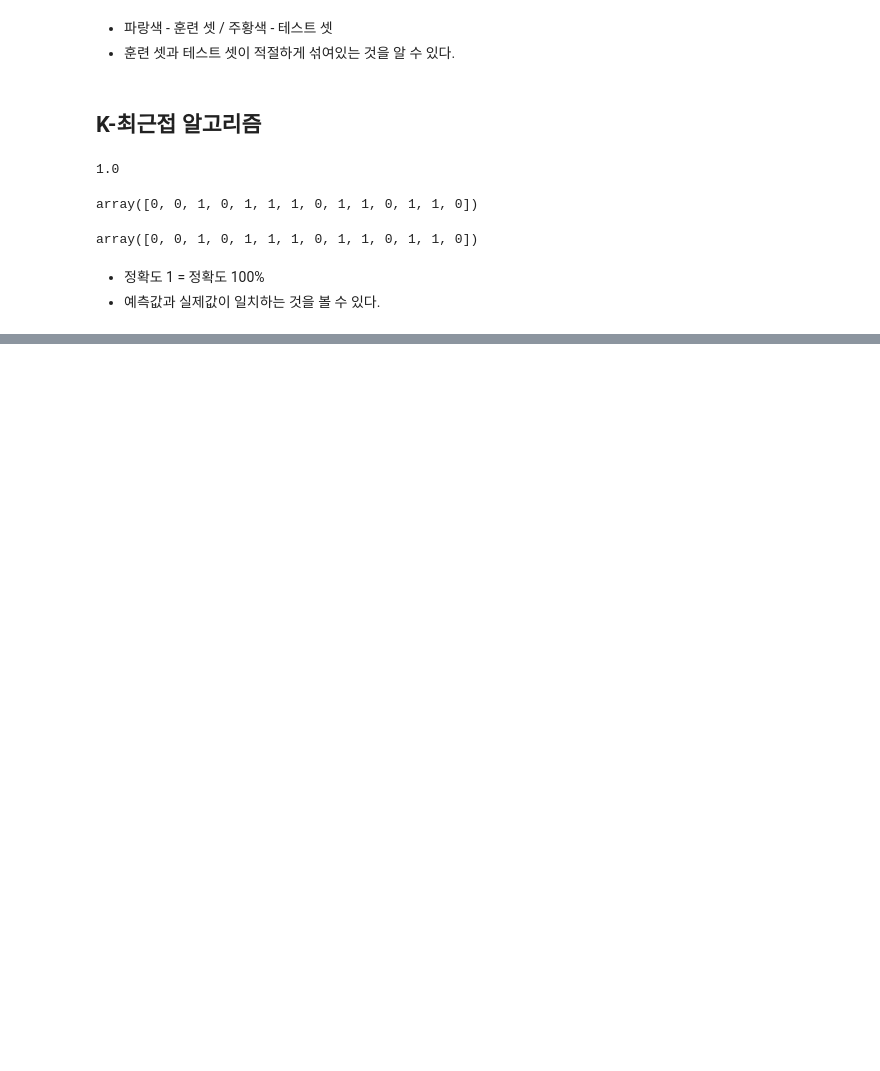
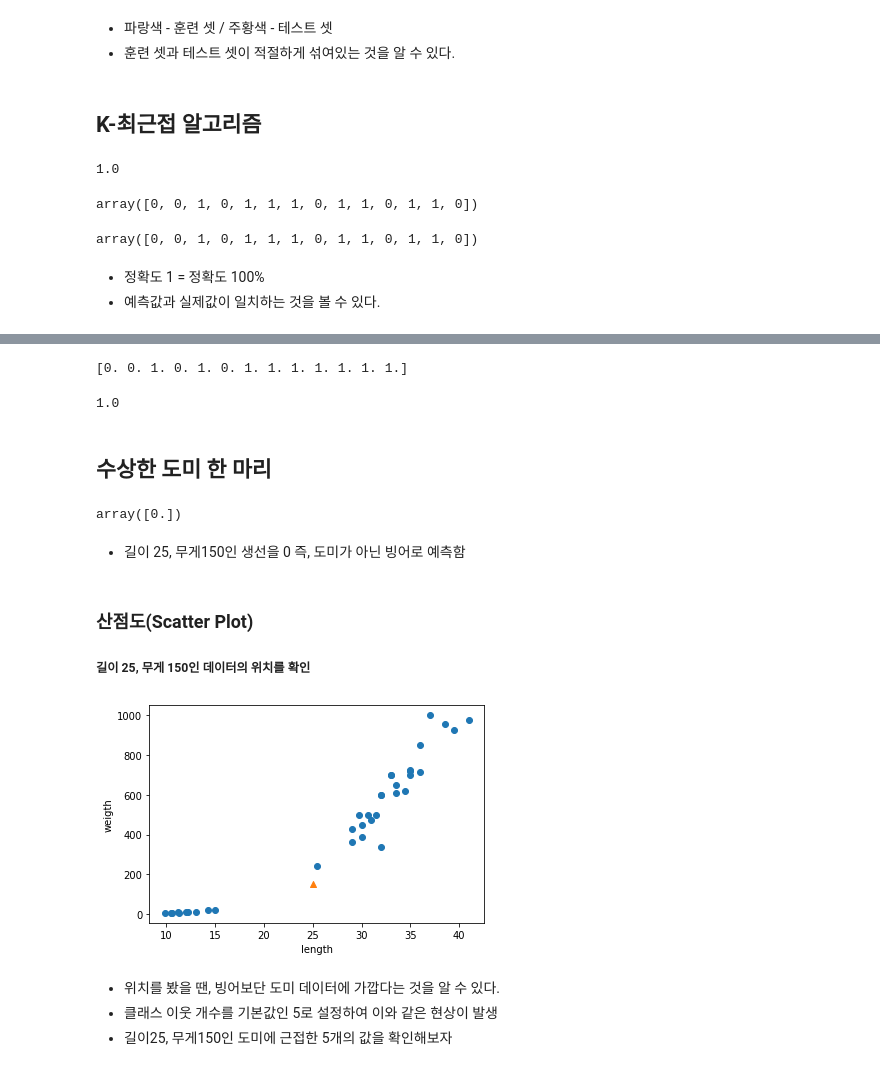
Before and after one commit to Ch0ro/ML-DL, a Jupyter notebook: BreamAndSmelt.ipynb, the cells around one changed output, grey strips where cells are left out. Drawn from its saved outputs; the diff is of its cells as text; code cells hidden in the pictures; blank space fills up the shorter version.

```diff
--- a/BreamAndSmelt.ipynb
+++ b/BreamAndSmelt.ipynb
@@ -311,0 +321,4 @@ array([0, 0, 1, 0, 1, 1, 1, 0, 1, 1, 0, 1, 1, 0])
+# %%
+#column_stack() 함수는 리스트를 열기준으로 병합한 후 튜플로 반환한다. -> 튜플은 수정,삭제 등 불가
+fish_data = np.column_stack((length,weigth))
+fish_data
@@ -311,0 +345,2 @@ array([0, 0, 1, 0, 1, 1, 1, 0, 1, 1, 0, 1, 1, 0])
+# %%
+fish_target = np.concatenate((np.ones(35),np.zeros(14)))
@@ -311,0 +374,35 @@ array([0, 0, 1, 0, 1, 1, 1, 0, 1, 1, 0, 1, 1, 0])
+# %%
+train_input,test_input,train_target,test_target = train_test_split(fish_data,fish_target,stratify=fish_target,random_state=42)
+print(test_target) # 도미:빙어 = 9:4 = 2.25:1 로 2.5:1과 얼추 비슷하게 맞춰짐
+# %% [output]
+[0. 0. 1. 0. 1. 0. 1. 1. 1. 1. 1. 1. 1.]
+# %%
+kn.fit(train_input,train_target)
+kn.score(test_input,test_target)
+# %% [output]
+1.0
+# %% [markdown]
+## 수상한 도미 한 마리
+# %%
+kn.predict([[25,150]])
+# %% [output]
+array([0.])
+# %% [markdown]
+*   길이 25, 무게150인 생선을 0 즉, 도미가 아닌 빙어로 예측함
+# %% [markdown]
+### 산점도(Scatter Plot)
+##### 길이 25, 무게 150인 데이터의 위치를 확인
+# %%
+plt.scatter(train_input[:,0],train_input[:,1])
+plt.scatter(25,150,marker='^')
+plt.xlabel('length')
+plt.ylabel('weigth')
+plt.show()
+# %% [output]
+[figure, added]
+# %% [markdown]
+
+
+*   위치를 봤을 땐, 빙어보단 도미 데이터에 가깝다는 것을 알 수 있다.
+*   클래스 이웃 개수를 기본값인 5로 설정하여 이와 같은 현상이 발생
+*   길이25, 무게150인 도미에 근접한 5개의 값을 확인해보자
```
Also changed, not shown: parts of 45 cells of this notebook.
